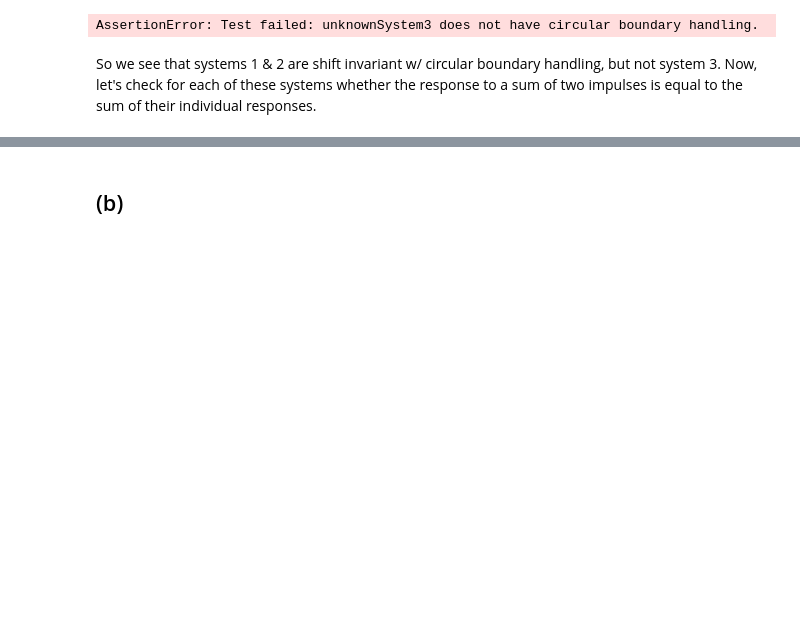
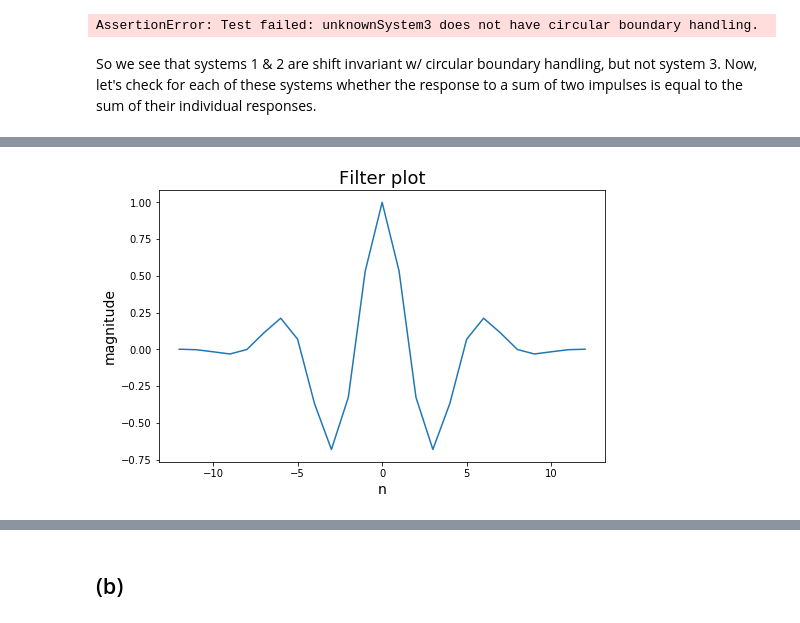
Before and after one commit to rfeinman/hw-mathtools, a Jupyter notebook: hw3_Feinman/hw3.ipynb, the cells around one changed output, grey strips where cells are left out. Cells and saved outputs as stored; diff of their text form; code cells hidden in the pictures; blank space fills up the shorter version.

```diff
--- a/hw3_Feinman/hw3.ipynb
+++ b/hw3_Feinman/hw3.ipynb
@@ -481,0 +642,27 @@ def checkLinearity(X, verbose=False):
+# %%
+def create_filter(sigma, omega, N):
+    """
+    A function to create the filter that is a product
+    of a Gaussian and a sinusoid
+    """
+    # First, create the grid of 25 samples. It should be centered at
+    # the middle (13th) sample.
+    grid = np.asarray(range(-12, 13))
+    # Now compute the filter
+    filt = np.asarray([np.exp(-n*n/(2*sigma*sigma))*np.cos(omega*n) for n in grid])
+
+    # return both grid and filter
+    return grid, filt
+# %%
+# create the filter
+grid, filt = create_filter(3.5, 2*np.pi*10/64, 25)
+# %%
+# plot the filter
+plt.figure(figsize=(8,5))
+plt.title('Filter plot', fontsize=18)
+plt.plot(grid, filt)
+plt.xlabel('n', fontsize=14)
+plt.ylabel('magnitude', fontsize=14)
+plt.show()
+# %% [output]
+[figure, added]
```
Also changed, not shown: parts of 29 cells of this notebook.
